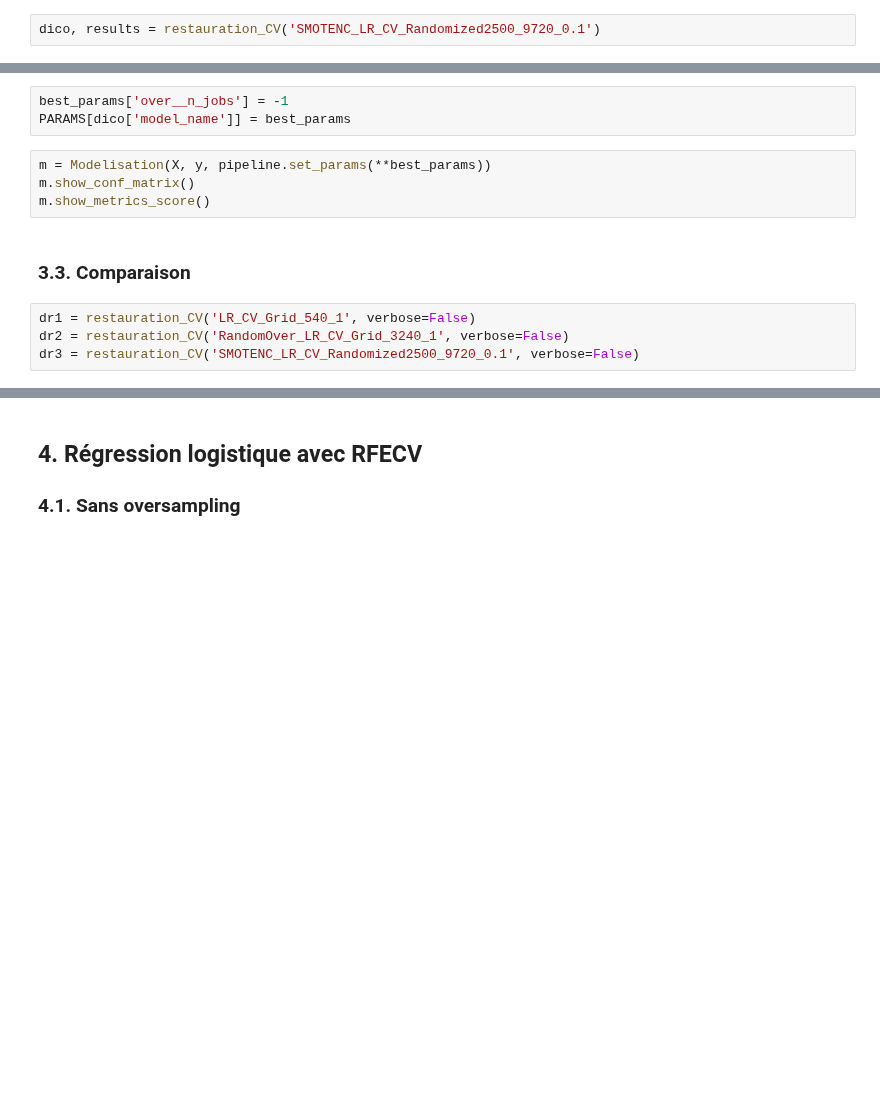
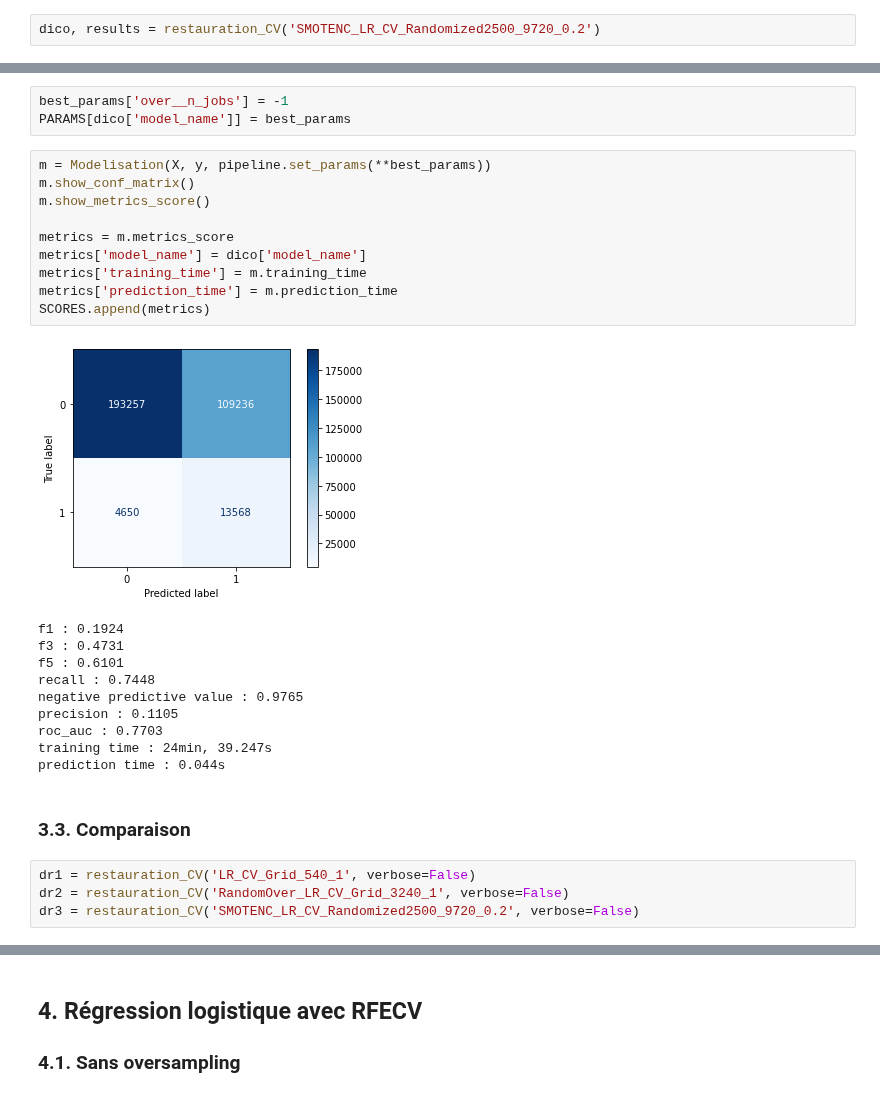
Before and after one commit to baptiste-pasquier/statapp, a Jupyter notebook: model_LR.ipynb, the cells around one changed output, grey strips where cells are left out. Cells and saved outputs as stored; diff of their text form; blank space fills up the shorter version.

```diff
--- a/model_LR.ipynb
+++ b/model_LR.ipynb
@@ -230,2 +521,2 @@ SearchCV(pipeline, cv_params, data_frac=0.1, drop='first', scaling=True, random=
 # %%
-dico, results = restauration_CV('SMOTENC_LR_CV_Randomized2500_9720_0.1')
+dico, results = restauration_CV('SMOTENC_LR_CV_Randomized2500_9720_0.2')
@@ -251,12 +592,29 @@ PARAMS[dico['model_name']] = best_params
 # %%
 m = Modelisation(X, y, pipeline.set_params(**best_params))
 m.show_conf_matrix()
 m.show_metrics_score()
+
+metrics = m.metrics_score
+metrics['model_name'] = dico['model_name']
+metrics['training_time'] = m.training_time
+metrics['prediction_time'] = m.prediction_time
+SCORES.append(metrics)
+# %% [output]
+[figure, added]
+f1 : 0.1924
+f3 : 0.4731
+f5 : 0.6101
+recall : 0.7448
+negative predictive value : 0.9765
+precision : 0.1105
+roc_auc : 0.7703
+training time : 24min, 39.247s
+prediction time : 0.044s
 # %% [markdown]
 ### 3.3. Comparaison
 # %%
 dr1 = restauration_CV('LR_CV_Grid_540_1', verbose=False)
 dr2 = restauration_CV('RandomOver_LR_CV_Grid_3240_1', verbose=False)
-dr3 = restauration_CV('SMOTENC_LR_CV_Randomized2500_9720_0.1', verbose=False)
+dr3 = restauration_CV('SMOTENC_LR_CV_Randomized2500_9720_0.2', verbose=False)
 # %%
 graph_2scores_CV_comp([dr3, dr2, dr1], 'recall', 'f3', s=[1, 5, 15], alpha=0.3)
```
Also changed, not shown: parts of 71 cells of this notebook, 8 other files.
